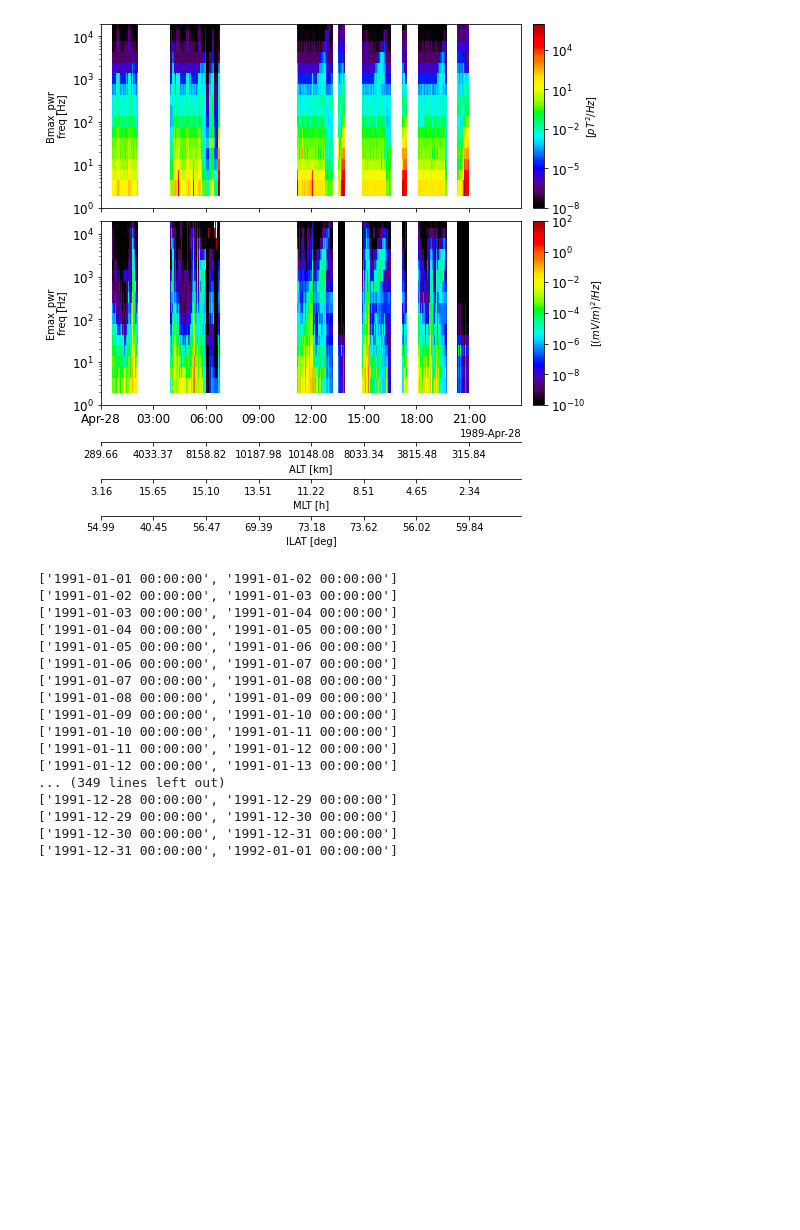
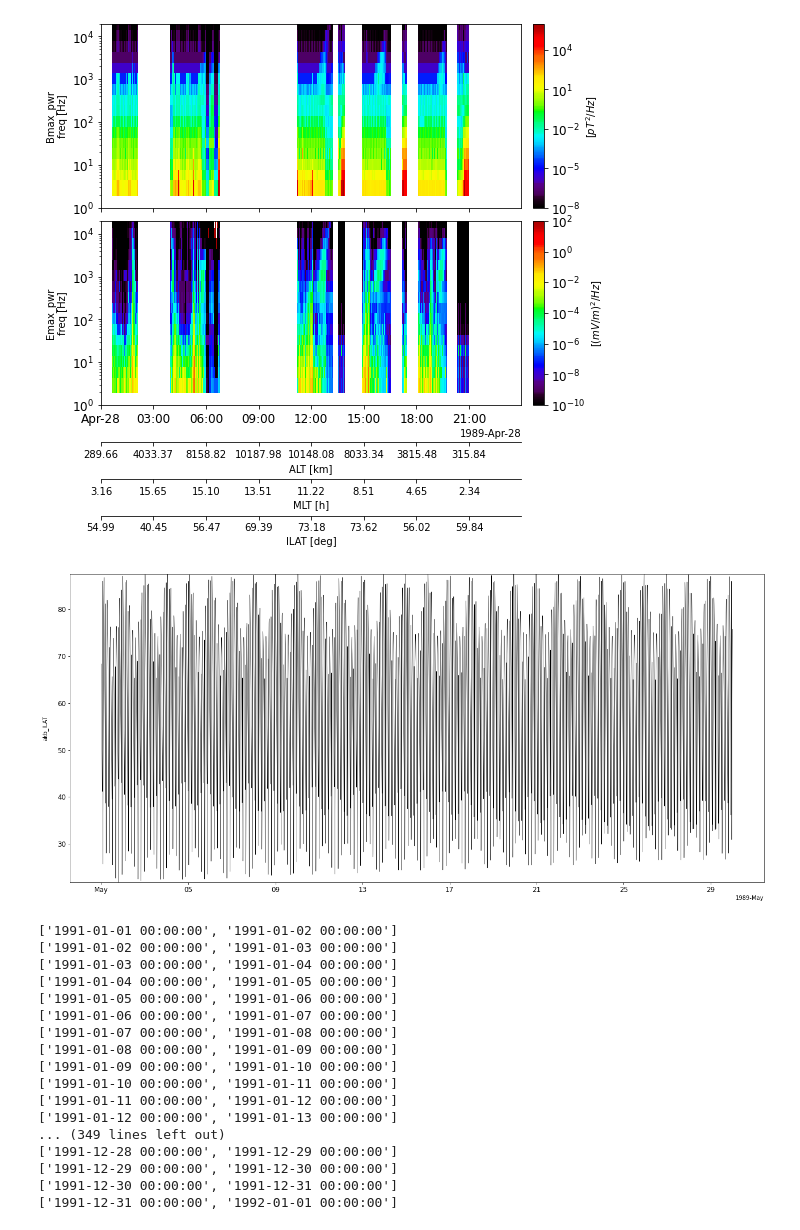
Before and after one commit to shuji-onosawa/Akebono_analysis_old, a Jupyter notebook: VLF_mca/Akebono_analysis.ipynb, the cells around one changed output. Cells and saved outputs as stored; diff of their text form; code cells hidden in the pictures; blank space fills up the shorter version.

Commit message:
mca monthly plot ver1.0

```diff
--- a/VLF_mca/Akebono_analysis.ipynb
+++ b/VLF_mca/Akebono_analysis.ipynb
@@ -66,6 +66,11 @@ tlimit([date+' 00:00:00', date+' 23:59:00'])
 tplot(['Bmax_pwr', 'Emax_pwr'], var_label = ['ALT', 'MLT', 'ILAT'])
 # %% [output]
 [figure]
+# %%
+orb(['1989-05-01 00:00:00', '1989-05-30 00:00:00'])
+tplot('akb_ILAT', xsize=20)
+# %% [output]
+[figure, added]
 # %%
 start_day_string = '1991-01-01'
 start_day_time_double = pyspedas.time_double(start_day_string)
```
Also changed, not shown: 4 other files.
